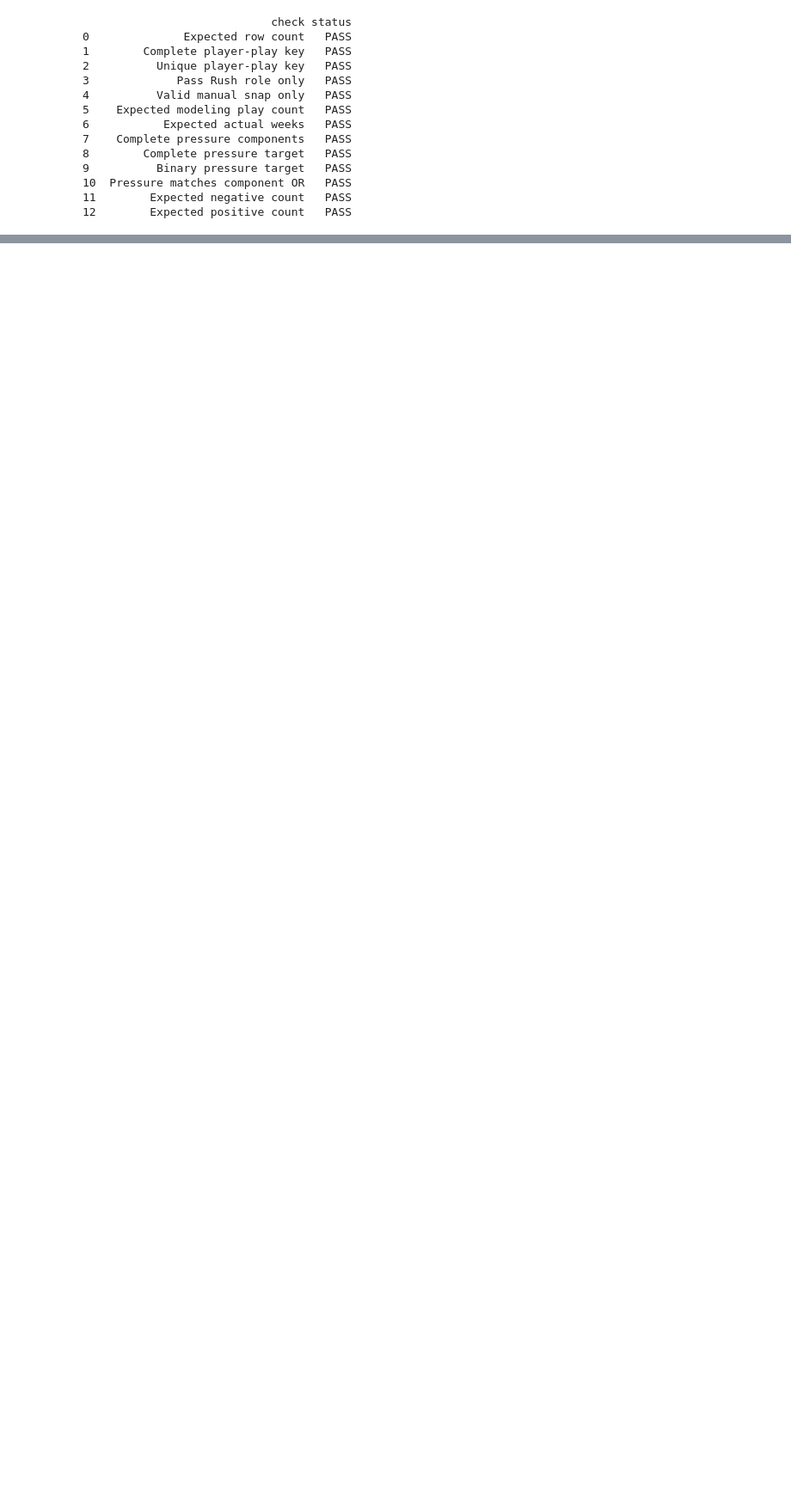
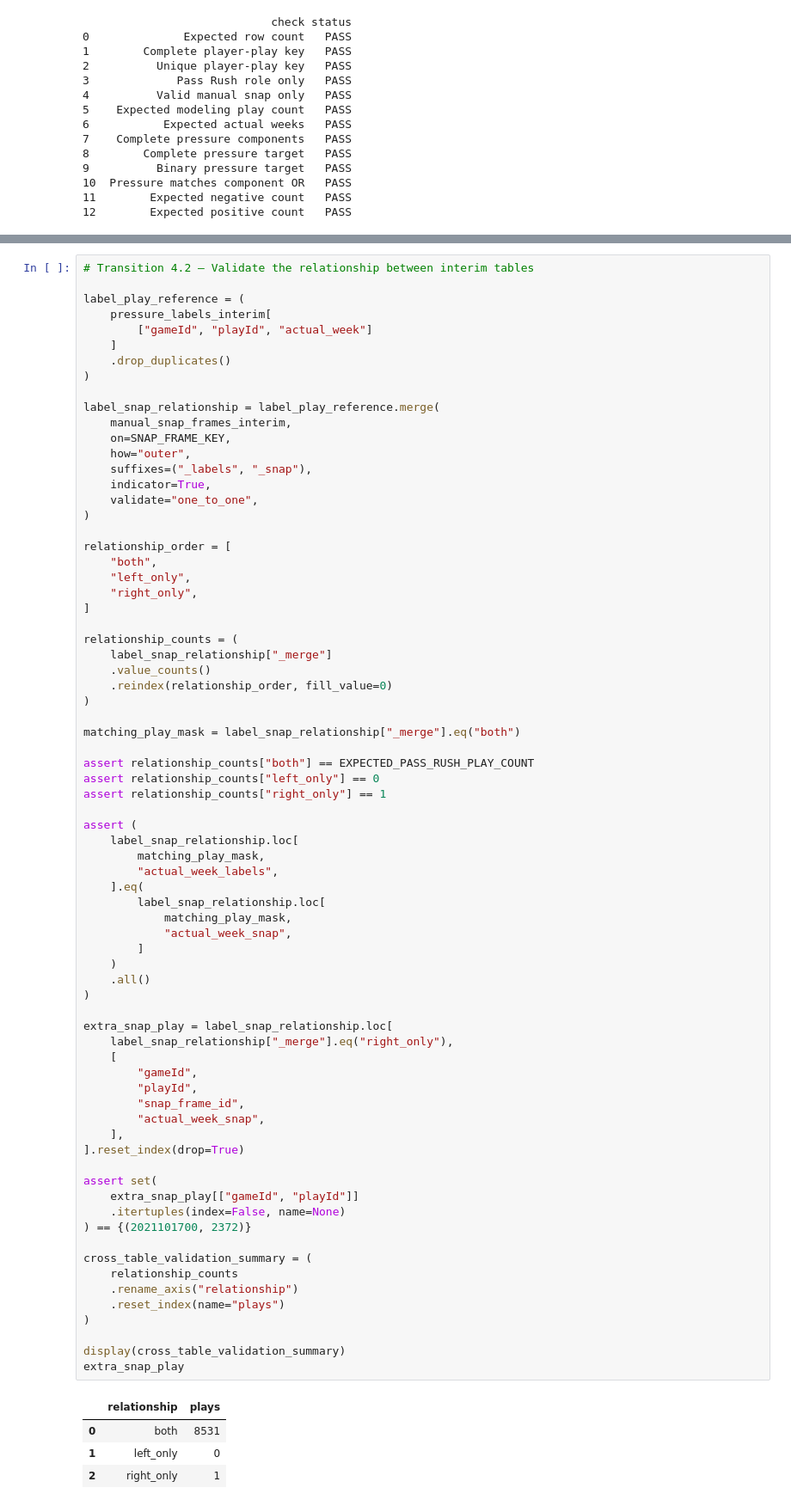
Before and after one commit to FranciscoFonseca1005/nfl-pressure-prediction, a Jupyter notebook: notebooks/01_data_validation.ipynb, the cells around one changed output, grey strips where cells are left out. Shown at 86% size. Saved outputs shown, nothing was run; the diff lists cells and outputs as text; blank space fills up the shorter version.

```diff
--- a/notebooks/01_data_validation.ipynb
+++ b/notebooks/01_data_validation.ipynb
@@ -5274,0 +5389,78 @@ print(target_validation_report[["check", "status"]])
+# %%
+# Transition 4.2 — Validate the relationship between interim tables
+
+label_play_reference = (
+    pressure_labels_interim[
+        ["gameId", "playId", "actual_week"]
+    ]
+    .drop_duplicates()
+)
+
+label_snap_relationship = label_play_reference.merge(
+    manual_snap_frames_interim,
+    on=SNAP_FRAME_KEY,
+    how="outer",
+    suffixes=("_labels", "_snap"),
+    indicator=True,
+    validate="one_to_one",
+)
+
+relationship_order = [
+    "both",
+    "left_only",
+    "right_only",
+]
+
+relationship_counts = (
+    label_snap_relationship["_merge"]
+    .value_counts()
+    .reindex(relationship_order, fill_value=0)
+)
+
+matching_play_mask = label_snap_relationship["_merge"].eq("both")
+
+assert relationship_counts["both"] == EXPECTED_PASS_RUSH_PLAY_COUNT
+assert relationship_counts["left_only"] == 0
+assert relationship_counts["right_only"] == 1
+
+assert (
+    label_snap_relationship.loc[
+        matching_play_mask,
+        "actual_week_labels",
+    ].eq(
+        label_snap_relationship.loc[
+            matching_play_mask,
+            "actual_week_snap",
+        ]
+    )
+    .all()
+)
+
+extra_snap_play = label_snap_relationship.loc[
+    label_snap_relationship["_merge"].eq("right_only"),
+    [
+        "gameId",
+        "playId",
+        "snap_frame_id",
+        "actual_week_snap",
+    ],
+].reset_index(drop=True)
+
+assert set(
+    extra_snap_play[["gameId", "playId"]]
+    .itertuples(index=False, name=None)
+) == {(2021101700, 2372)}
+
+cross_table_validation_summary = (
+    relationship_counts
+    .rename_axis("relationship")
+    .reset_index(name="plays")
+)
+
+display(cross_table_validation_summary)
+extra_snap_play
+# %% [output]
+|  | relationship | plays |
+| 0 | both | 8531 |
+| 1 | left_only | 0 |
+| 2 | right_only | 1 |
```
Also changed, not shown: parts of 6 cells of this notebook.
